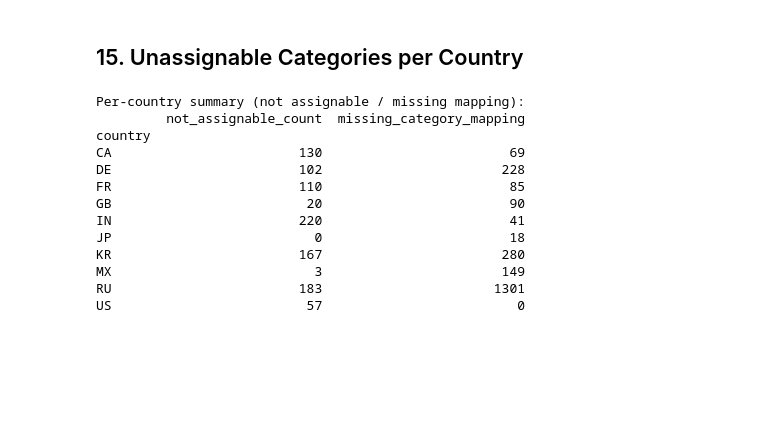
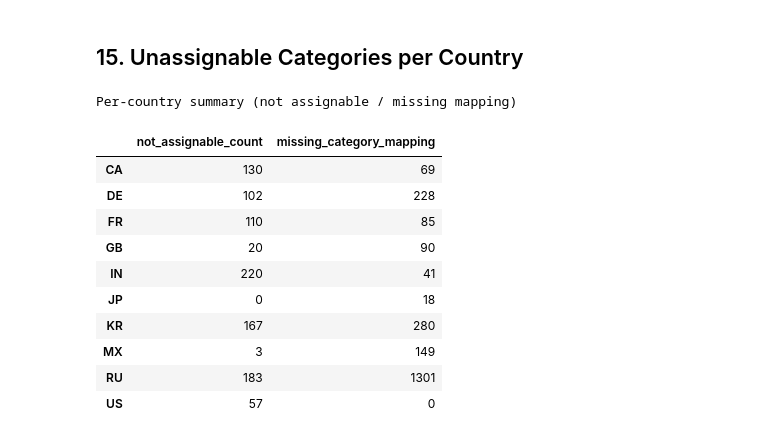
Before and after one commit to iyaseenn/CS_Project.2025-2026, a Jupyter notebook: Trending YouTube Dataset - FCS 2025-26 Project1.ipynb.ipynb, the cells around one changed output. Saved outputs shown, nothing was run; the diff lists cells and outputs as text; code cells hidden in the pictures; blank space fills up the shorter version.

```diff
--- a/Trending YouTube Dataset - FCS 2025-26 Project1.ipynb.ipynb
+++ b/Trending YouTube Dataset - FCS 2025-26 Project1.ipynb.ipynb
@@ -495,64 +486,49 @@ display(categories_df.head())
 # %% [markdown]
 ## 15. Unassignable Categories per Country
 # %%
-# Rebuild categories_df WITH the 'assignable' field from the JSON files
-json_path = "data/**/*.json"
-json_files = glob.glob(json_path, recursive=True)
-
-categories = []
-for file in json_files:
-    country = os.path.basename(file).split("_")[0].strip().upper()
-
-    with open(file, "r", encoding="utf-8") as f:
-        data = json.load(f)
-
-    for item in data.get("items", []):
-        categories.append({
-            "country": country,
-            "category_id": str(item.get("id")),  # keep as string for safe merge
-            "assignable": bool(item.get("snippet", {}).get("assignable", True))
-        })
-
-categories_df = pd.DataFrame(categories).drop_duplicates(subset=["country", "category_id"])
-
-# Clean/align types in consolidated_df too
+# 1. Clean up the country and category IDs so they match perfectly
+# We make sure everything is text, remove extra spaces, and make country codes uppercase
 consolidated_df["country"] = consolidated_df["country"].astype(str).str.strip().str.upper()
 consolidated_df["category_id"] = consolidated_df["category_id"].astype(str).str.strip()
 
-# Merge videos with category mapping by country + category_id
-master_df = consolidated_df.merge(
-    categories_df[["country", "category_id", "assignable"]],
+# 2. Combine the video data with our "Translator" table from the last step
+# This adds the actual category names (like 'Music') to our main list
+master_df = pd.merge(
+    consolidated_df,
+    categories_df,
     on=["country", "category_id"],
     how="left"
 )
 
-# Compute not-assignable and missing-mapping
+# 3. Look for two specific problems:
+# Problem A: The category exists, but YouTube says it can't be used ('assignable' is False)
 not_assignable = master_df[master_df["assignable"] == False]
+
+# Problem B: The category ID isn't in our translator at all (it's just blank/NaN)
 missing_mapping = master_df[master_df["assignable"].isna()]
 
-# Count per country
-counts_not_assignable = not_assignable.groupby("country").size().rename("not_assignable_count")
-counts_missing = missing_mapping.groupby("country").size().rename("missing_category_mapping")
+# 4. Make a final report showing these issues for each country
+all_countries = sorted(consolidated_df["country"].unique())
+summary = pd.DataFrame(index=all_countries)
 
-# Combine (and include all countries that exist in consolidated_df)
-all_countries = pd.Index(sorted(consolidated_df["country"].unique()), name="country")
+# Count how many of each problem we found per country
+summary["not_assignable_count"] = not_assignable.groupby("country").size()
+summary["missing_category_mapping"] = missing_mapping.groupby("country").size()
 
-summary = pd.concat([counts_not_assignable, counts_missing], axis=1).reindex(all_countries)
+# Fill any empty spots with 0 and show the final table
 summary = summary.fillna(0).astype(int)
-
-print("\nPer-country summary (not assignable / missing mapping):")
-print(summary)
+print("\nPer-country summary (not assignable / missing mapping)")
+display(summary)
 # %% [output]
-Per-country summary (not assignable / missing mapping):
-         not_assignable_count  missing_category_mapping
-country
-CA                        130                        69
-DE                        102                       228
-FR                        110                        85
-GB                         20                        90
-IN                        220                        41
-JP                          0                        18
-KR                        167                       280
-MX                          3                       149
-RU                        183                      1301
-US                         57                         0
+Per-country summary (not assignable / missing mapping)
+|  | not_assignable_count | missing_category_mapping |
+| CA | 130 | 69 |
+| DE | 102 | 228 |
+| FR | 110 | 85 |
+| GB | 20 | 90 |
+| IN | 220 | 41 |
+| JP | 0 | 18 |
+| KR | 167 | 280 |
+| MX | 3 | 149 |
+| RU | 183 | 1301 |
+| US | 57 | 0 |
```
Also changed, not shown: parts of 15 cells of this notebook.
